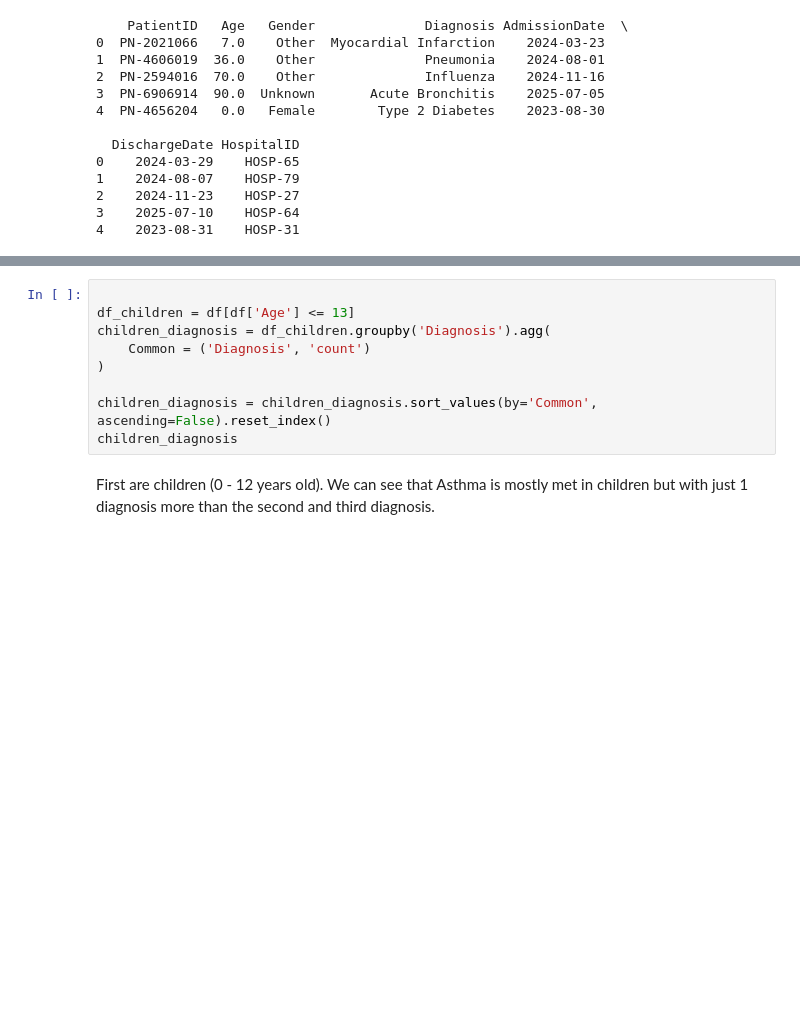
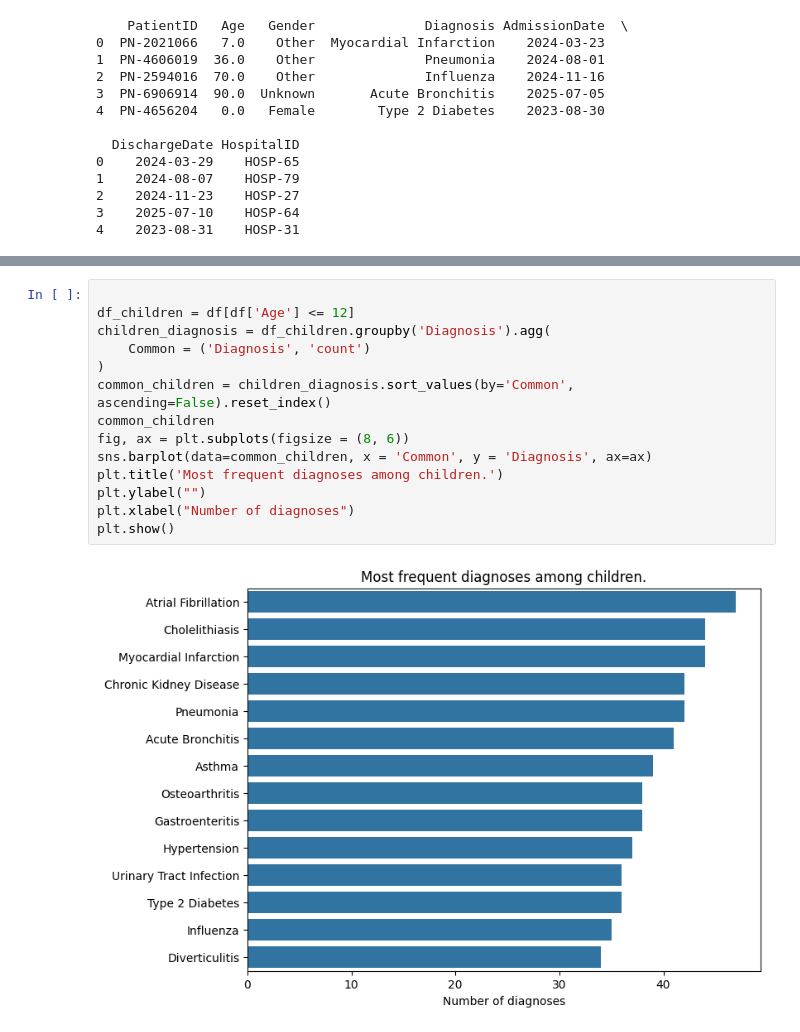
Before and after one commit to AndreiMemu/hospital-data-analysis, a Jupyter notebook: Hospital data anlalyzing.ipynb, the cells around one changed output, grey strips where cells are left out. Drawn from its saved outputs; the diff is of its cells as text; blank space fills up the shorter version.

Commit message:
Add visualisation charts

```diff
--- a/Hospital data anlalyzing.ipynb
+++ b/Hospital data anlalyzing.ipynb
@@ -49,11 +128,16 @@ In the cells down below we will see which is the most common diagnosis based on
 # %%
 
-df_children = df[df['Age'] <= 13]
+df_children = df[df['Age'] <= 12]
 children_diagnosis = df_children.groupby('Diagnosis').agg(
     Common = ('Diagnosis', 'count')
 )
-
-children_diagnosis = children_diagnosis.sort_values(by='Common', ascending=False).reset_index()
-children_diagnosis
+common_children = children_diagnosis.sort_values(by='Common', ascending=False).reset_index()
+common_children
+fig, ax = plt.subplots(figsize = (8, 6))
+sns.barplot(data=common_children, x = 'Common', y = 'Diagnosis', ax=ax)
+plt.title('Most frequent diagnoses among children.')
+plt.ylabel("")
+plt.xlabel("Number of diagnoses")
+plt.show()
+# %% [output]
+[figure, added]
-# %% [markdown]
-First are children (0 - 12 years old). We can see that Asthma is mostly met in children but with just 1 diagnosis more than the second and third diagnosis.
```
Also changed, not shown: parts of 35 cells of this notebook.
